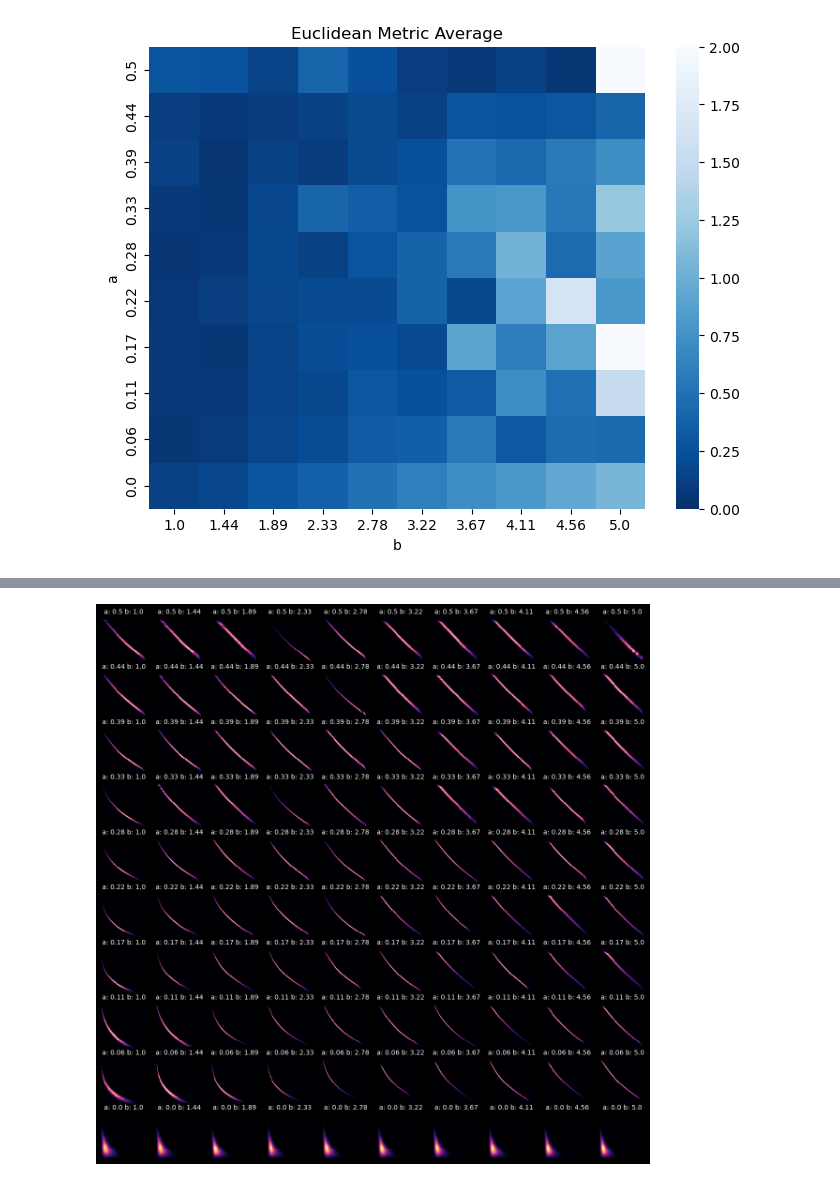
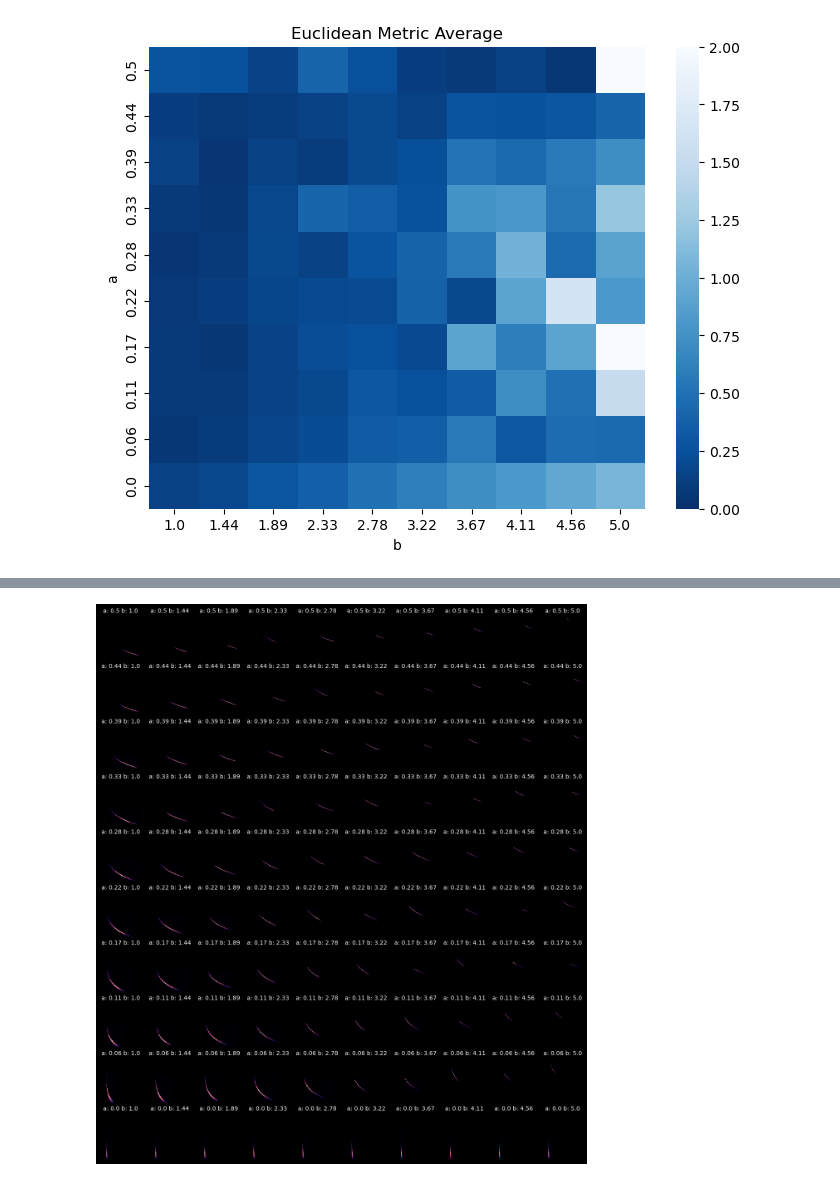
Before and after one commit to valentine-alia/BPE, a Jupyter notebook: vp_results/real_metrics_vis copy.ipynb, the cells around one changed output, grey strips where cells are left out. Saved outputs shown, nothing was run; the diff lists cells and outputs as text; code cells hidden in the pictures.

```diff
--- a/vp_results/real_metrics_vis copy.ipynb
+++ b/vp_results/real_metrics_vis copy.ipynb
@@ -124,3 +156,11 @@ vp97
 vp98
 vp99
 100
+# %%
+moments = []
+for i,vp in enumerate(vps):
+    moments.append(vp.moments()[0])
+# %%
+for i,vp in enumerate(vps):
+    print("true:",np.around(param_values[i],2),"vbmc:",np.around(moments[i],2),\
+          "euclid",np.around(euclidean_grid.ravel()[i],2),"CI",np.around(CI_grid.ravel()[i],2))
@@ -238,7 +298,3 @@ plt.yticks(ticks = np.arange(N)+0.5, labels = np.around(np.linspace(a_max,a_min,
 plt.show()
 # %% [output]
 [figure]
-# %%
-Xs, _  = vps_2d[0][0].sample(int(5e5))
-plt.hist2d(Xs[:,0],Xs[:,1],bins = 100)
-plt.show()
@@ -275,0 +322,18 @@ flipped_params =  np.flip(np.asarray(params_2d), axis = 0)
+# %%
+flipped_params =  np.flip(np.asarray(params_2d), axis = 0)
+samples_ary = np.asarray(samples)
+samples_ary = np.flip(samples_ary, axis = 0)
+
+fig, axs = plt.subplots(10, 10, figsize = (15,17))
+fig.patch.set_facecolor('black')
+for i,a in enumerate(np.linspace(a_min,a_max,Na)):
+    for j,b in enumerate(np.linspace(b_min,b_max,Nb)):
+        Xs = samples_ary[i,j]
+        axs[i,j].set_facecolor("black")
+        axs[i,j].hist2d(Xs[:,1],Xs[:,0],bins = 50,cmap = "magma") # axs indexes weird?? maybe?
+        axs[i,j].set_xticks([])
+        axs[i,j].set_title("a: " + str(np.around(flipped_params[i,j][1],2)) + " " \
+                           + "b: " + str(np.around(flipped_params[i,j][0],2)), color = 'white', fontsize = 10)
+        axs[i,j].set_yticks([])
+        axs[i,j].set_ylim((-0.05,0.55))
+        axs[i,j].set_xlim((0.5,5.5))
@@ -276,16 +342,19 @@ flipped_params =  np.flip(np.asarray(params_2d), axis = 0)
 # %%
 samples_ary = np.asarray(samples)
 samples_ary = np.flip(samples_ary, axis = 0)
 
-fig, axs = plt.subplots(10, 10, figsize = (15,15))
+fig, axs = plt.subplots(10, 10, figsize = (15,17))
 fig.patch.set_facecolor('black')
 for i,a in enumerate(np.linspace(a_min,a_max,Na)):
     for j,b in enumerate(np.linspace(b_min,b_max,Nb)):
         Xs = samples_ary[i,j]
-        axs[i,j].hist2d(Xs[:,0],Xs[:,1],bins = 100,cmap = "magma") # axs indexes weird?? maybe?
+        axs[i,j].set_facecolor("black")
+        axs[i,j].hist2d(Xs[:,0],Xs[:,1],bins = 50,cmap = "magma") # axs indexes weird?? maybe?
         axs[i,j].set_xticks([])
         axs[i,j].set_title("a: " +str(np.around(flipped_params[i,j][0],2)) + " " \
                            + "b: " + str(np.around(flipped_params[i,j][1],2)), color = 'white', fontsize = 10)
         axs[i,j].set_yticks([])
+        axs[i,j].set_xlim((-0.1,0.6))
+        axs[i,j].set_ylim((0.0,6.0))
 # %% [output]
-[figure, old version]
+[figure, new version]
```
Also changed, not shown: parts of 15 cells of this notebook, 19 other files.
